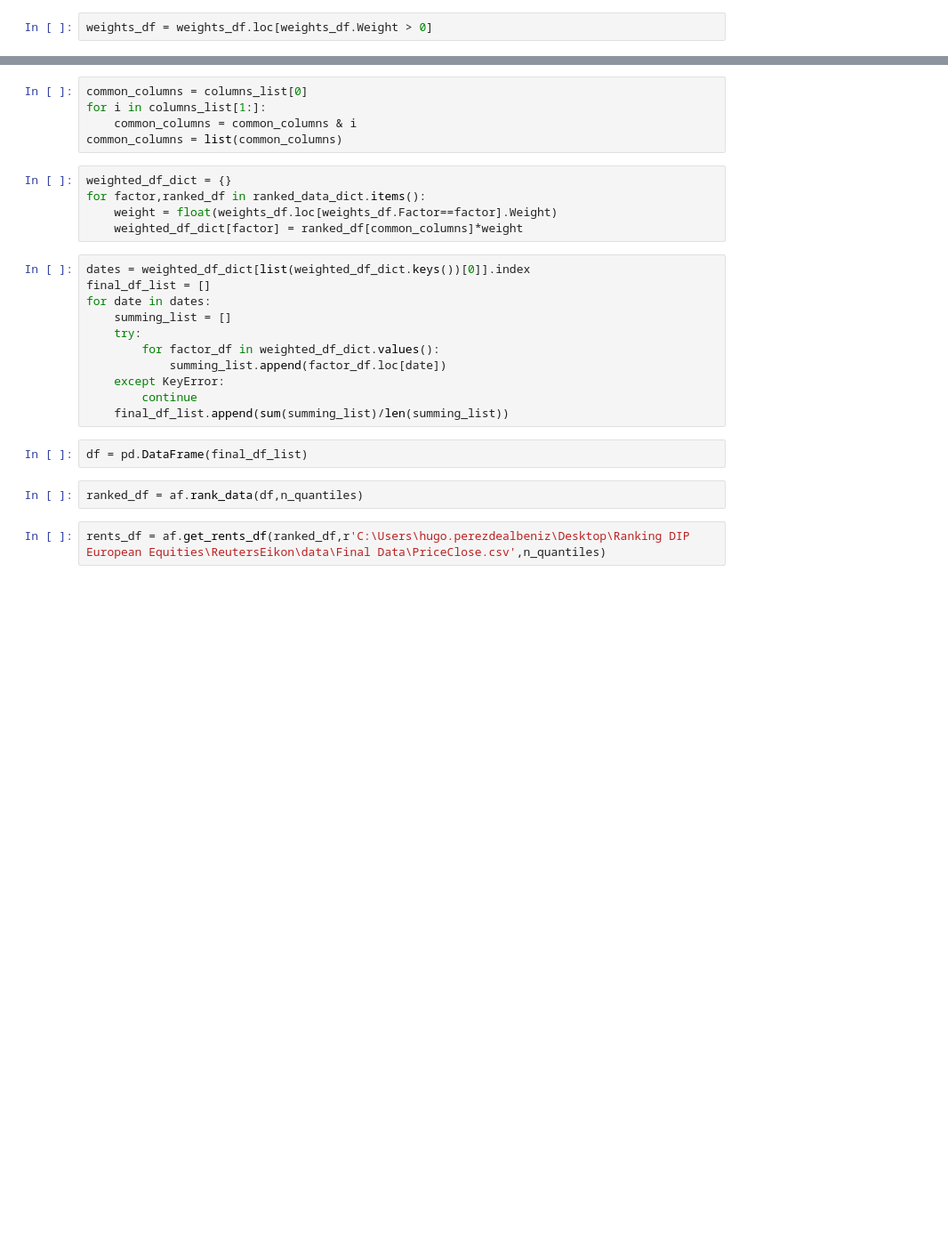
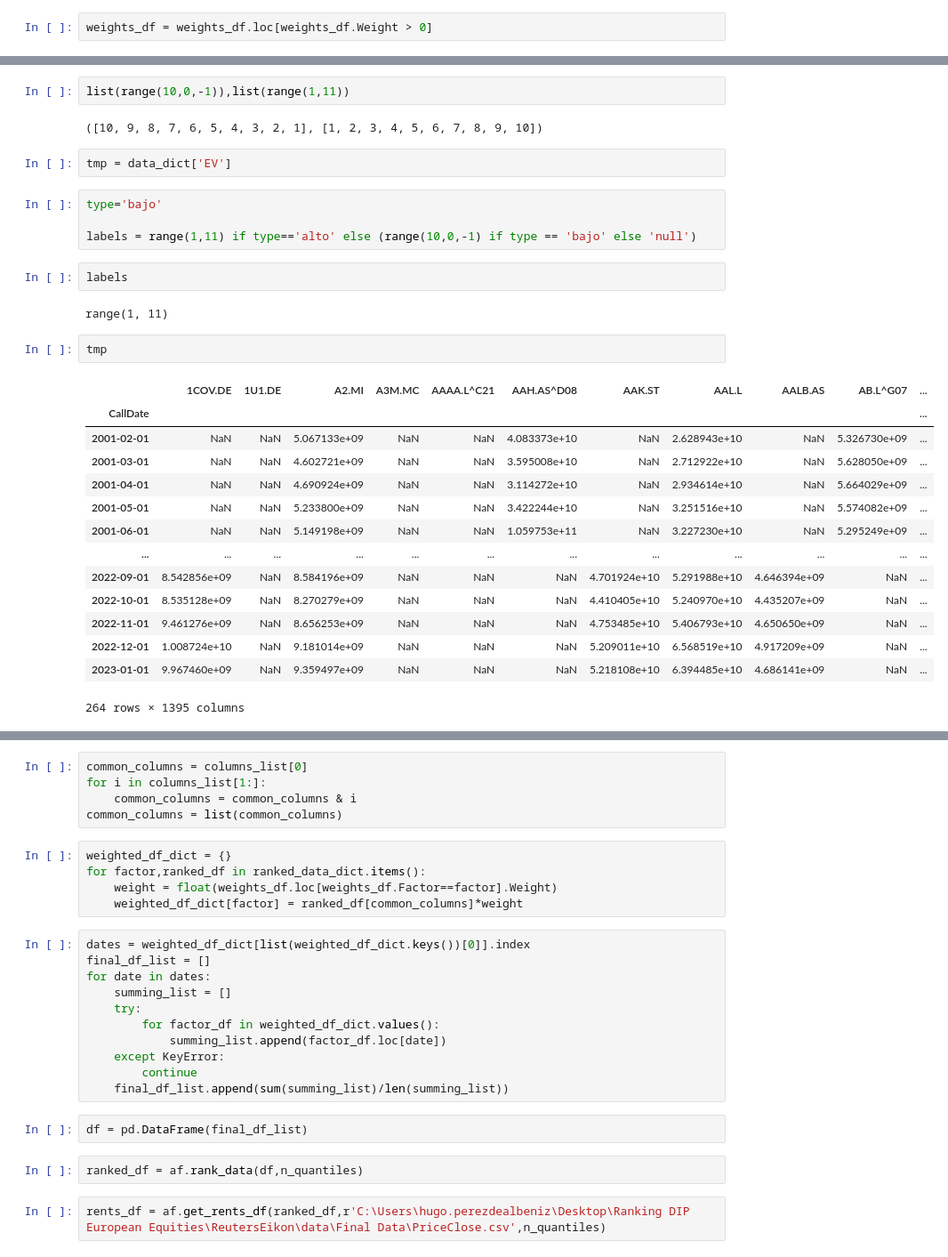
Before and after one commit to IIU60/ranking_DIP_european_equities, a Jupyter notebook: code_in_production/multifactor_ranking.ipynb, the cells around one changed output, grey strips where cells are left out. Shown: that part at 89% size. Saved outputs shown, nothing was run; the diff lists cells and outputs as text; blank space fills up the shorter version.

Commit message:
incorporated alto/bajo feature and made af.rank_data slightly more efficient

```diff
--- a/code_in_production/multifactor_ranking.ipynb
+++ b/code_in_production/multifactor_ranking.ipynb
@@ -16,0 +30,31 @@ weights_df = weights_df.loc[weights_df.Weight > 0]
+# %%
+list(range(10,0,-1)),list(range(1,11))
+# %% [output]
+([10, 9, 8, 7, 6, 5, 4, 3, 2, 1], [1, 2, 3, 4, 5, 6, 7, 8, 9, 10])
+# %%
+tmp = data_dict['EV']
+# %%
+type='bajo'
+
+labels = range(1,11) if type=='alto' else (range(10,0,-1) if type == 'bajo' else 'null')
+# %%
+labels
+# %% [output]
+range(1, 11)
+# %%
+tmp
+# %% [output]
+|  | 1COV.DE | 1U1.DE | A2.MI | A3M.MC | AAAA.L^C21 | AAH.AS^D08 | AAK.ST | AAL.L | AALB.AS | AB.L^G07 | ... |
+| CallDate |  |  |  |  |  |  |  |  |  |  | ... |
+| 2001-02-01 | NaN | NaN | 5.067133e+09 | NaN | NaN | 4.083373e+10 | NaN | 2.628943e+10 | NaN | 5.326730e+09 | ... |
+| 2001-03-01 | NaN | NaN | 4.602721e+09 | NaN | NaN | 3.595008e+10 | NaN | 2.712922e+10 | NaN | 5.628050e+09 | ... |
+| 2001-04-01 | NaN | NaN | 4.690924e+09 | NaN | NaN | 3.114272e+10 | NaN | 2.934614e+10 | NaN | 5.664029e+09 | ... |
+| 2001-05-01 | NaN | NaN | 5.233800e+09 | NaN | NaN | 3.422244e+10 | NaN | 3.251516e+10 | NaN | 5.574082e+09 | ... |
+| 2001-06-01 | NaN | NaN | 5.149198e+09 | NaN | NaN | 1.059753e+11 | NaN | 3.227230e+10 | NaN | 5.295249e+09 | ... |
+| ... | ... | ... | ... | ... | ... | ... | ... | ... | ... | ... | ... |
+| 2022-09-01 | 8.542856e+09 | NaN | 8.584196e+09 | NaN | NaN | NaN | 4.701924e+10 | 5.291988e+10 | 4.646394e+09 | NaN | ... |
+| 2022-10-01 | 8.535128e+09 | NaN | 8.270279e+09 | NaN | NaN | NaN | 4.410405e+10 | 5.240970e+10 | 4.435207e+09 | NaN | ... |
+| 2022-11-01 | 9.461276e+09 | NaN | 8.656253e+09 | NaN | NaN | NaN | 4.753485e+10 | 5.406793e+10 | 4.650650e+09 | NaN | ... |
+| 2022-12-01 | 1.008724e+10 | NaN | 9.181014e+09 | NaN | NaN | NaN | 5.209011e+10 | 6.568519e+10 | 4.917209e+09 | NaN | ... |
+| 2023-01-01 | 9.967460e+09 | NaN | 9.359497e+09 | NaN | NaN | NaN | 5.218108e+10 | 6.394485e+10 | 4.686141e+09 | NaN | ... |
+264 rows × 1395 columns
```
Also changed, not shown: parts of 12 cells of this notebook, 2 other files.
